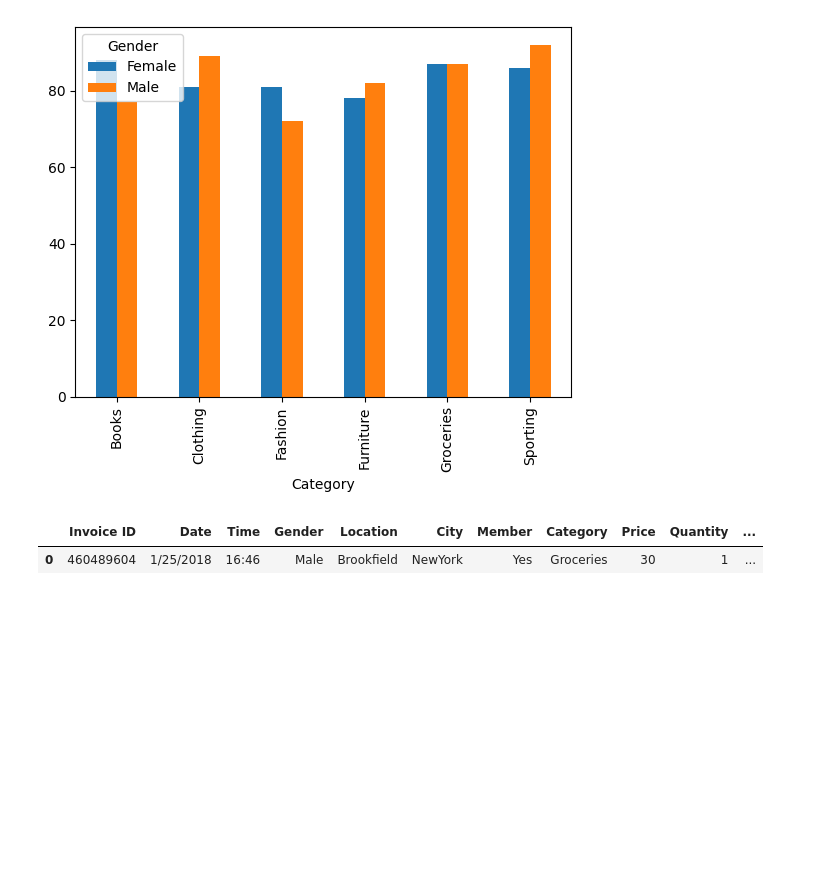
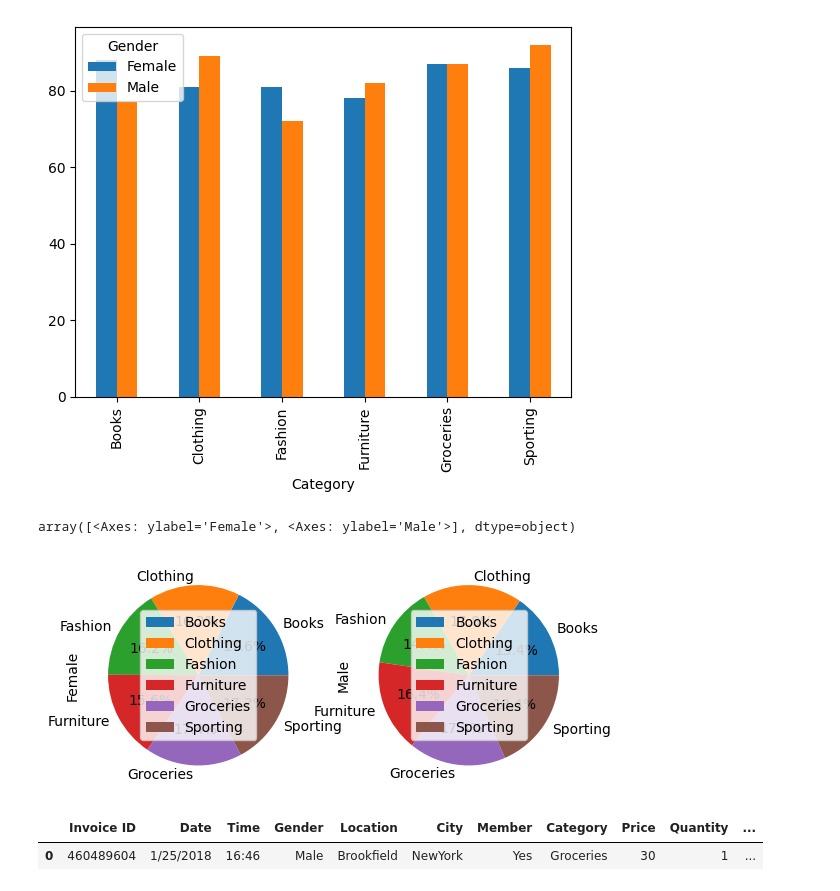
Before and after one commit to Ebin21/AI-ML, a Jupyter notebook: sales.ipynb, the cells around one changed output. Drawn from its saved outputs; the diff is of its cells as text; code cells hidden in the pictures; blank space fills up the shorter version.

```diff
--- a/sales.ipynb
+++ b/sales.ipynb
@@ -330,3 +330,9 @@ product_gender.unstack(level=0).plot(kind='bar')
 # %% [output]
 <Axes: xlabel='Category'>
 [figure]
+# %%
+product_gender = sales.groupby(['Gender', 'Category']).count()['Invoice ID']
+product_gender.unstack(level=0).plot(kind='pie', subplots=True, autopct='%1.1f%%')
+# %% [output]
+array([<Axes: ylabel='Female'>, <Axes: ylabel='Male'>], dtype=object)
+[figure, added]
```
Also changed, not shown: parts of 1 cell of this notebook.
